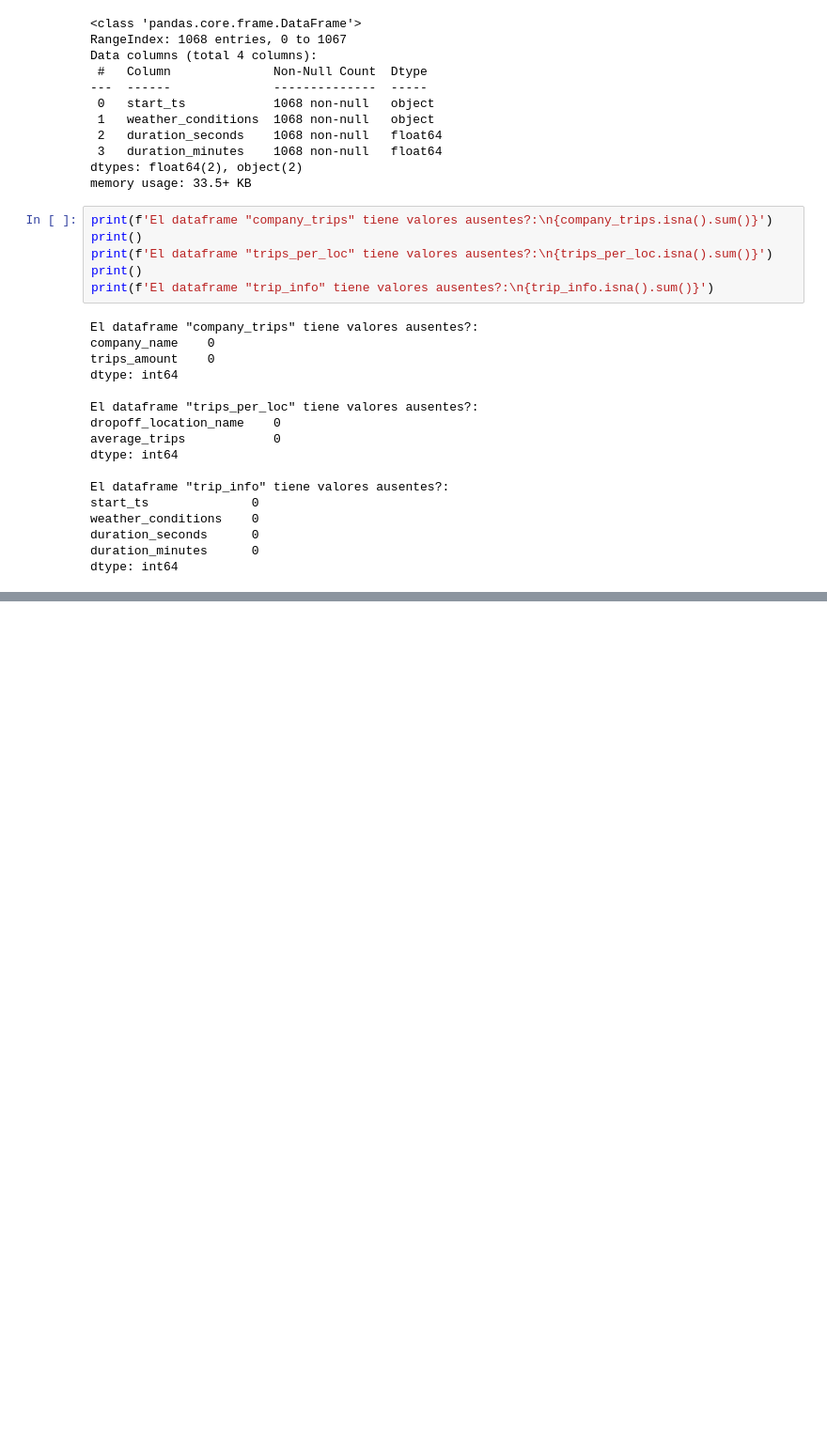
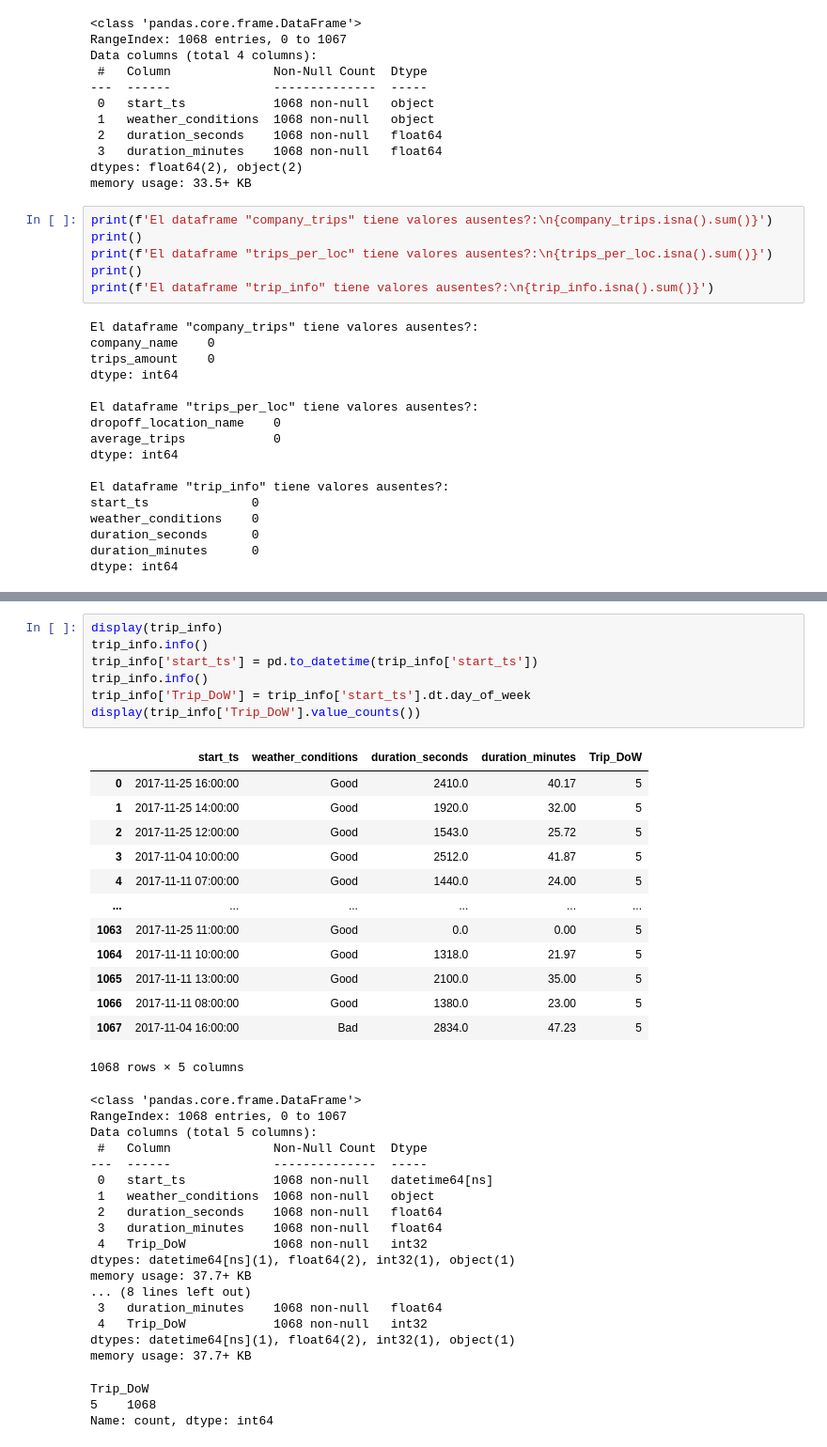
Before and after one commit to ArqJuan/Sprint-7, a Jupyter notebook: Sprint 7.ipynb, the cells around one changed output, grey strips where cells are left out. Shown at 94% size. Saved outputs shown, nothing was run; the diff lists cells and outputs as text; blank space fills up the shorter version.

```diff
--- a/Sprint 7.ipynb
+++ b/Sprint 7.ipynb
@@ -108,0 +195,41 @@ dtype: int64
+# %%
+display(trip_info)
+trip_info.info()
+trip_info['start_ts'] = pd.to_datetime(trip_info['start_ts'])
+trip_info.info()
+trip_info['Trip_DoW'] = trip_info['start_ts'].dt.day_of_week
+display(trip_info['Trip_DoW'].value_counts())
+# %% [output]
+|  | start_ts | weather_conditions | duration_seconds | duration_minutes | Trip_DoW |
+| 0 | 2017-11-25 16:00:00 | Good | 2410.0 | 40.17 | 5 |
+| 1 | 2017-11-25 14:00:00 | Good | 1920.0 | 32.00 | 5 |
+| 2 | 2017-11-25 12:00:00 | Good | 1543.0 | 25.72 | 5 |
+| 3 | 2017-11-04 10:00:00 | Good | 2512.0 | 41.87 | 5 |
+| 4 | 2017-11-11 07:00:00 | Good | 1440.0 | 24.00 | 5 |
+| ... | ... | ... | ... | ... | ... |
+| 1063 | 2017-11-25 11:00:00 | Good | 0.0 | 0.00 | 5 |
+| 1064 | 2017-11-11 10:00:00 | Good | 1318.0 | 21.97 | 5 |
+| 1065 | 2017-11-11 13:00:00 | Good | 2100.0 | 35.00 | 5 |
+| 1066 | 2017-11-11 08:00:00 | Good | 1380.0 | 23.00 | 5 |
+| 1067 | 2017-11-04 16:00:00 | Bad | 2834.0 | 47.23 | 5 |
+1068 rows × 5 columns
+<class 'pandas.core.frame.DataFrame'>
+RangeIndex: 1068 entries, 0 to 1067
+Data columns (total 5 columns):
+ #   Column              Non-Null Count  Dtype
+---  ------              --------------  -----
+ 0   start_ts            1068 non-null   datetime64[ns]
+ 1   weather_conditions  1068 non-null   object
+ 2   duration_seconds    1068 non-null   float64
+ 3   duration_minutes    1068 non-null   float64
+ 4   Trip_DoW            1068 non-null   int32
+dtypes: datetime64[ns](1), float64(2), int32(1), object(1)
+memory usage: 37.7+ KB
+... (8 lines left out)
+ 3   duration_minutes    1068 non-null   float64
+ 4   Trip_DoW            1068 non-null   int32
+dtypes: datetime64[ns](1), float64(2), int32(1), object(1)
+memory usage: 37.7+ KB
+Trip_DoW
+5    1068
+Name: count, dtype: int64
```
Also changed, not shown: parts of 8 cells of this notebook.
